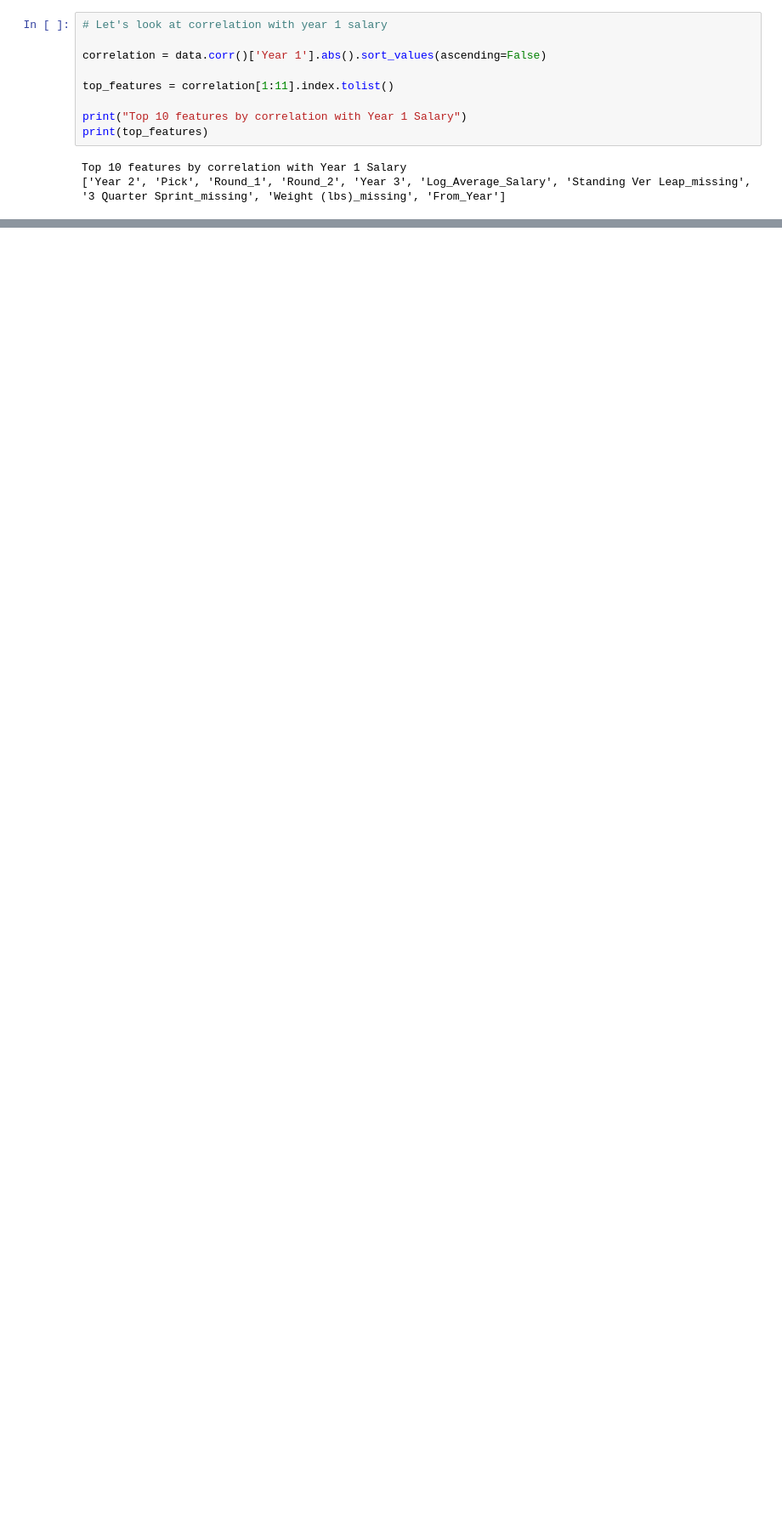
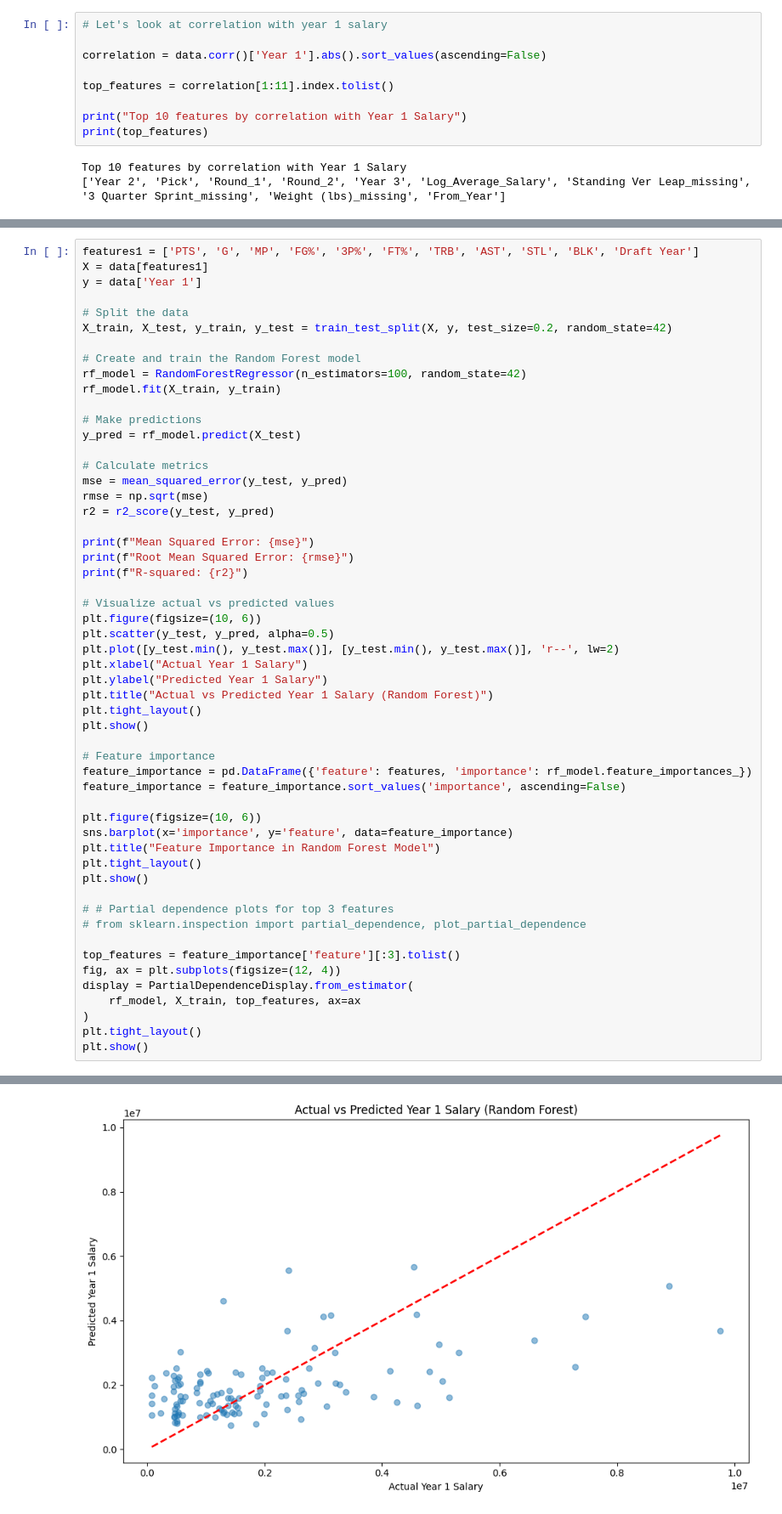
Before and after one commit to atroitskaia/CollegeBasketballSalaryPrediction, a Jupyter notebook: Salary_prediction_modeling.ipynb, the cells around one changed output, grey strips where cells are left out. Shown at 85% size. Cells and saved outputs as stored; diff of their text form; blank space fills up the shorter version.

Commit message:
Added random forest model

```diff
--- a/Salary_prediction_modeling.ipynb
+++ b/Salary_prediction_modeling.ipynb
@@ -203,0 +209,55 @@ Top 10 features by correlation with Year 1 Salary
+# %%
+features1 = ['PTS', 'G', 'MP', 'FG%', '3P%', 'FT%', 'TRB', 'AST', 'STL', 'BLK', 'Draft Year']
+X = data[features1]
+y = data['Year 1']
+
+# Split the data
+X_train, X_test, y_train, y_test = train_test_split(X, y, test_size=0.2, random_state=42)
+
+# Create and train the Random Forest model
+rf_model = RandomForestRegressor(n_estimators=100, random_state=42)
+rf_model.fit(X_train, y_train)
+
+# Make predictions
+y_pred = rf_model.predict(X_test)
+
+# Calculate metrics
+mse = mean_squared_error(y_test, y_pred)
+rmse = np.sqrt(mse)
+r2 = r2_score(y_test, y_pred)
+
+print(f"Mean Squared Error: {mse}")
+print(f"Root Mean Squared Error: {rmse}")
+print(f"R-squared: {r2}")
+
+# Visualize actual vs predicted values
+plt.figure(figsize=(10, 6))
+plt.scatter(y_test, y_pred, alpha=0.5)
+plt.plot([y_test.min(), y_test.max()], [y_test.min(), y_test.max()], 'r--', lw=2)
+plt.xlabel("Actual Year 1 Salary")
+plt.ylabel("Predicted Year 1 Salary")
+plt.title("Actual vs Predicted Year 1 Salary (Random Forest)")
+plt.tight_layout()
+plt.show()
+
+# Feature importance
+feature_importance = pd.DataFrame({'feature': features, 'importance': rf_model.feature_importances_})
+feature_importance = feature_importance.sort_values('importance', ascending=False)
+
+plt.figure(figsize=(10, 6))
+sns.barplot(x='importance', y='feature', data=feature_importance)
+plt.title("Feature Importance in Random Forest Model")
+plt.tight_layout()
+plt.show()
+
+# # Partial dependence plots for top 3 features
+# from sklearn.inspection import partial_dependence, plot_partial_dependence
+
+top_features = feature_importance['feature'][:3].tolist()
+fig, ax = plt.subplots(figsize=(12, 4))
+display = PartialDependenceDisplay.from_estimator(
+    rf_model, X_train, top_features, ax=ax
+)
+plt.tight_layout()
+plt.show()
+# %% [output]
@@ -203,0 +267 @@ Top 10 features by correlation with Year 1 Salary
+[figure, added]
```
Also changed, not shown: parts of 3 cells of this notebook.
